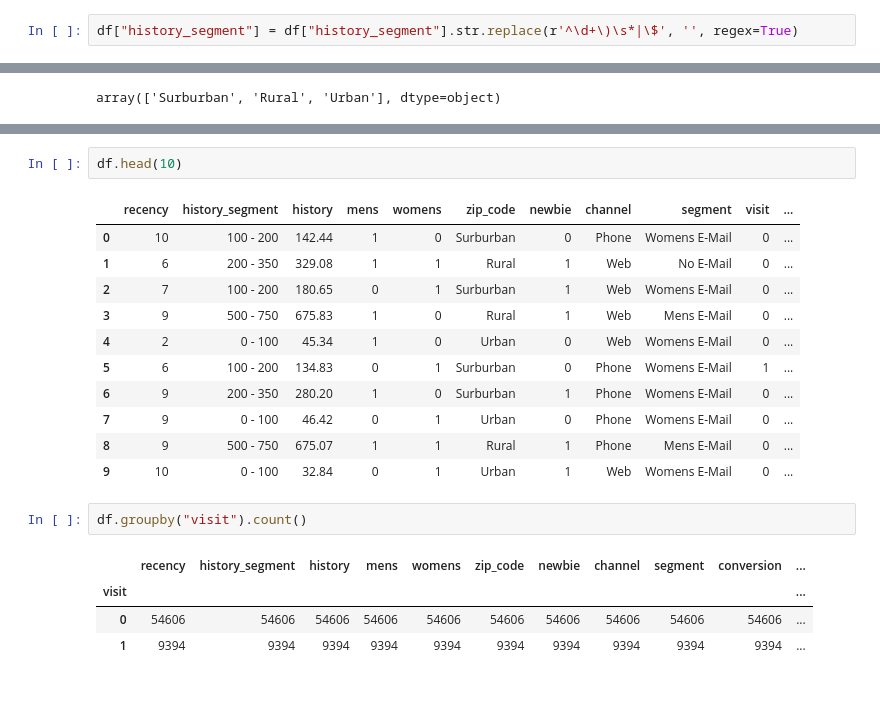
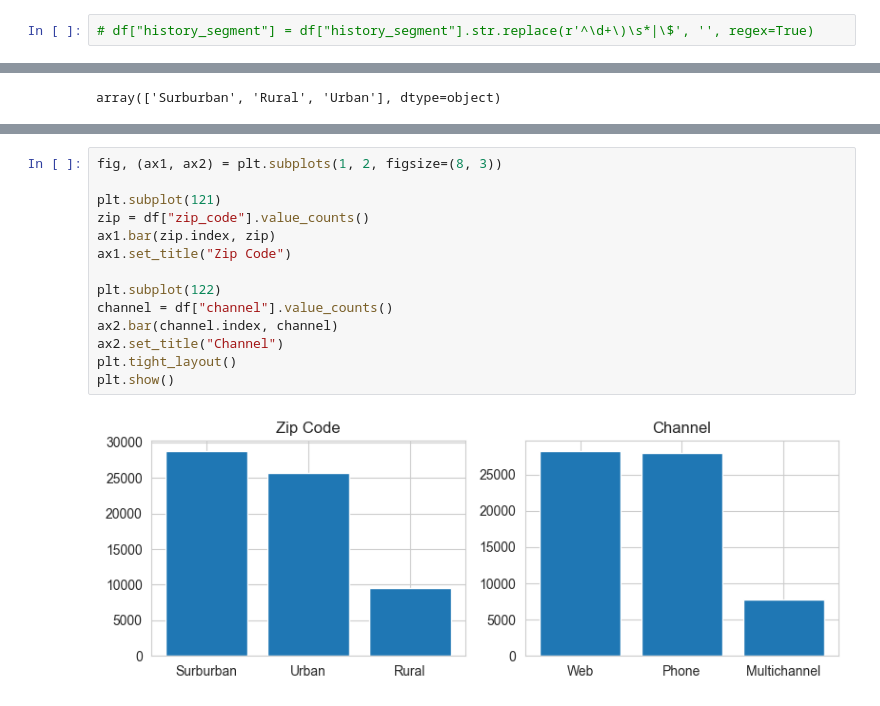
Before and after one commit to Fatemenamdar20/Project02-Customer-Analytics, a Jupyter notebook: Customer-Analytics.ipynb, the cells around one changed output, grey strips where cells are left out. Drawn from its saved outputs; the diff is of its cells as text.

```diff
--- a/Customer-Analytics.ipynb
+++ b/Customer-Analytics.ipynb
@@ -191,4 +199,4 @@ conversion                      0
 spend                         0.0
 Name: 10, dtype: object
 # %%
-df["history_segment"] = df["history_segment"].str.replace(r'^\d+\)\s*|\$', '', regex=True)
+# df["history_segment"] = df["history_segment"].str.replace(r'^\d+\)\s*|\$', '', regex=True)
@@ -226,21 +217,16 @@ plt.bar(channel.index, channel)
-# %%
-df.head(10)
-# %% [output]
-|  | recency | history_segment | history | mens | womens | zip_code | newbie | channel | segment | visit | ... |
-| 0 | 10 | 100 - 200 | 142.44 | 1 | 0 | Surburban | 0 | Phone | Womens E-Mail | 0 | ... |
-| 1 | 6 | 200 - 350 | 329.08 | 1 | 1 | Rural | 1 | Web | No E-Mail | 0 | ... |
-| 2 | 7 | 100 - 200 | 180.65 | 0 | 1 | Surburban | 1 | Web | Womens E-Mail | 0 | ... |
-| 3 | 9 | 500 - 750 | 675.83 | 1 | 0 | Rural | 1 | Web | Mens E-Mail | 0 | ... |
-| 4 | 2 | 0 - 100 | 45.34 | 1 | 0 | Urban | 0 | Web | Womens E-Mail | 0 | ... |
-| 5 | 6 | 100 - 200 | 134.83 | 0 | 1 | Surburban | 0 | Phone | Womens E-Mail | 1 | ... |
-| 6 | 9 | 200 - 350 | 280.20 | 1 | 0 | Surburban | 1 | Phone | Womens E-Mail | 0 | ... |
-| 7 | 9 | 0 - 100 | 46.42 | 0 | 1 | Urban | 0 | Phone | Womens E-Mail | 0 | ... |
-| 8 | 9 | 500 - 750 | 675.07 | 1 | 1 | Rural | 1 | Phone | Mens E-Mail | 0 | ... |
-| 9 | 10 | 0 - 100 | 32.84 | 0 | 1 | Urban | 1 | Web | Womens E-Mail | 0 | ... |
-# %%
-df.groupby("visit").count()
-# %% [output]
-|  | recency | history_segment | history | mens | womens | zip_code | newbie | channel | segment | conversion | ... |
-| visit |  |  |  |  |  |  |  |  |  |  | ... |
-| 0 | 54606 | 54606 | 54606 | 54606 | 54606 | 54606 | 54606 | 54606 | 54606 | 54606 | ... |
-| 1 | 9394 | 9394 | 9394 | 9394 | 9394 | 9394 | 9394 | 9394 | 9394 | 9394 | ... |
+# %%
+fig, (ax1, ax2) = plt.subplots(1, 2, figsize=(8, 3))
+
+plt.subplot(121)
+zip = df["zip_code"].value_counts()
+ax1.bar(zip.index, zip)
+ax1.set_title("Zip Code")
+
+plt.subplot(122)
+channel = df["channel"].value_counts()
+ax2.bar(channel.index, channel)
+ax2.set_title("Channel")
+plt.tight_layout()
+plt.show()
+# %% [output]
+[figure, added]
```
Also changed, not shown: parts of 9 cells of this notebook.
